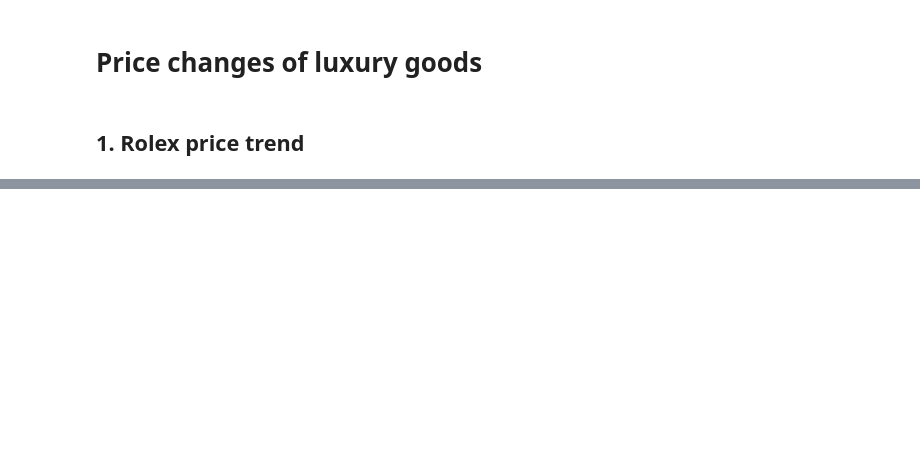
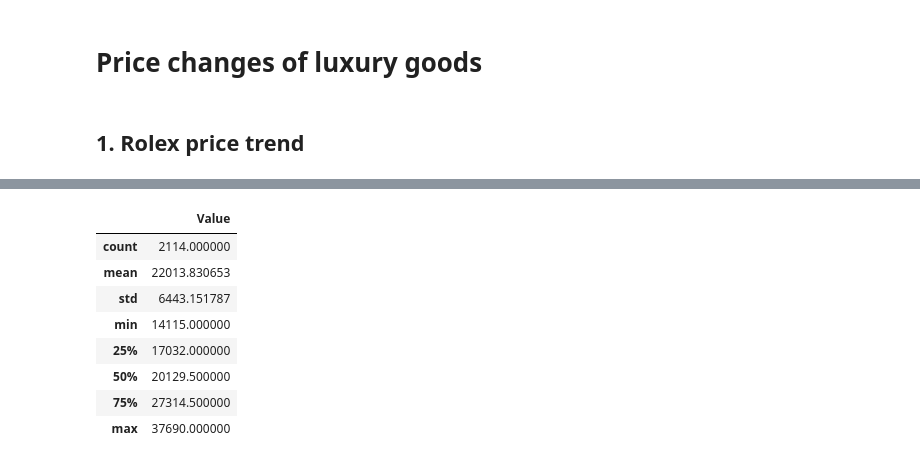
Before and after one commit to sainthm/EDA_Project, a Jupyter notebook: lhm/Price changes of luxury goods.ipynb, the cells around one changed output, grey strips where cells are left out. Saved outputs shown, nothing was run; the diff lists cells and outputs as text; code cells hidden in the pictures; blank space fills up the shorter version.

```diff
--- a/lhm/Price changes of luxury goods.ipynb
+++ b/lhm/Price changes of luxury goods.ipynb
@@ -29,0 +53,13 @@ rolex
+# %%
+# Data check
+rolex.describe()
+# %% [output]
+|  | Value |
+| count | 2114.000000 |
+| mean | 22013.830653 |
+| std | 6443.151787 |
+| min | 14115.000000 |
+| 25% | 17032.000000 |
+| 50% | 20129.500000 |
+| 75% | 27314.500000 |
+| max | 37690.000000 |
```
Also changed, not shown: parts of 4 cells of this notebook.
